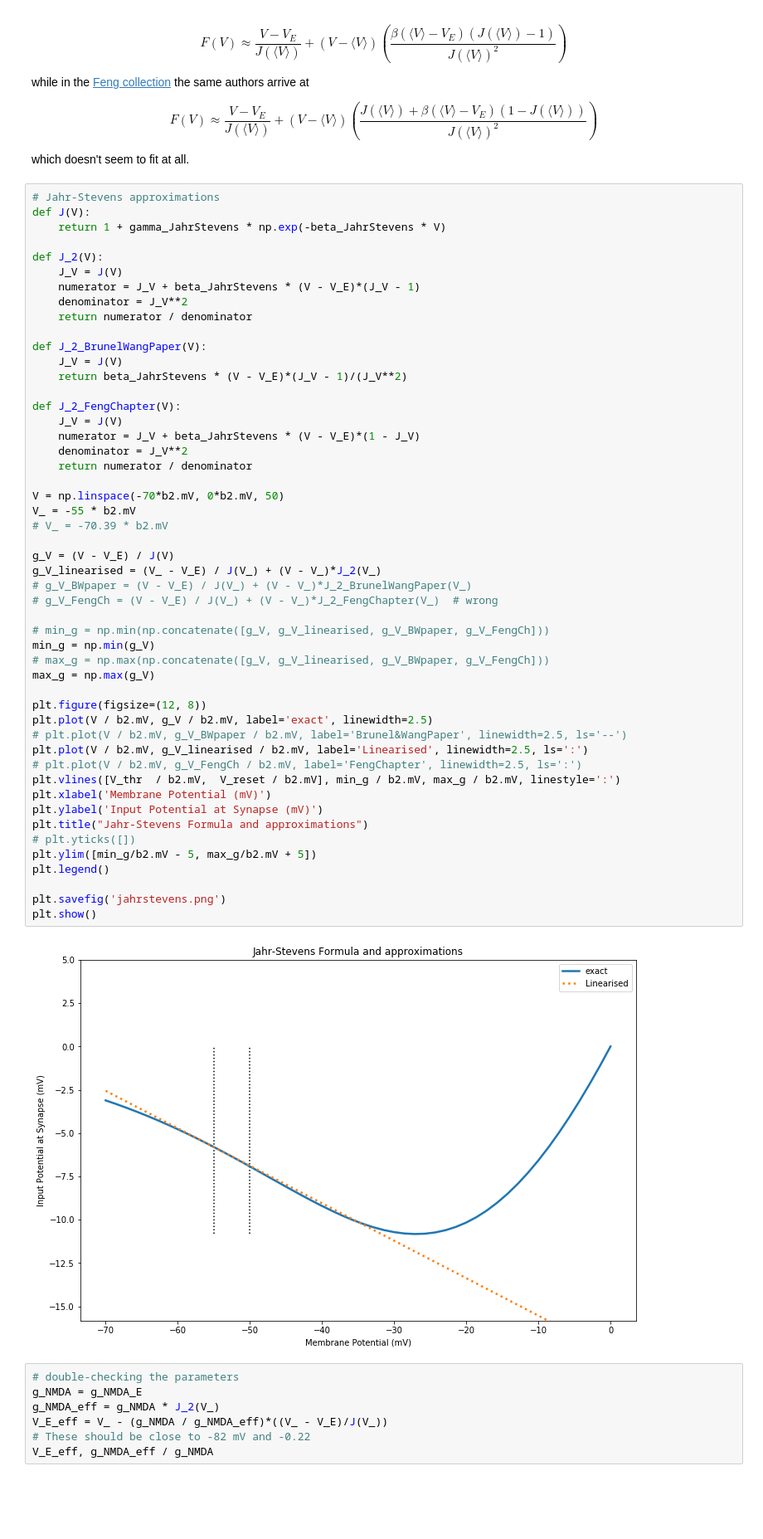
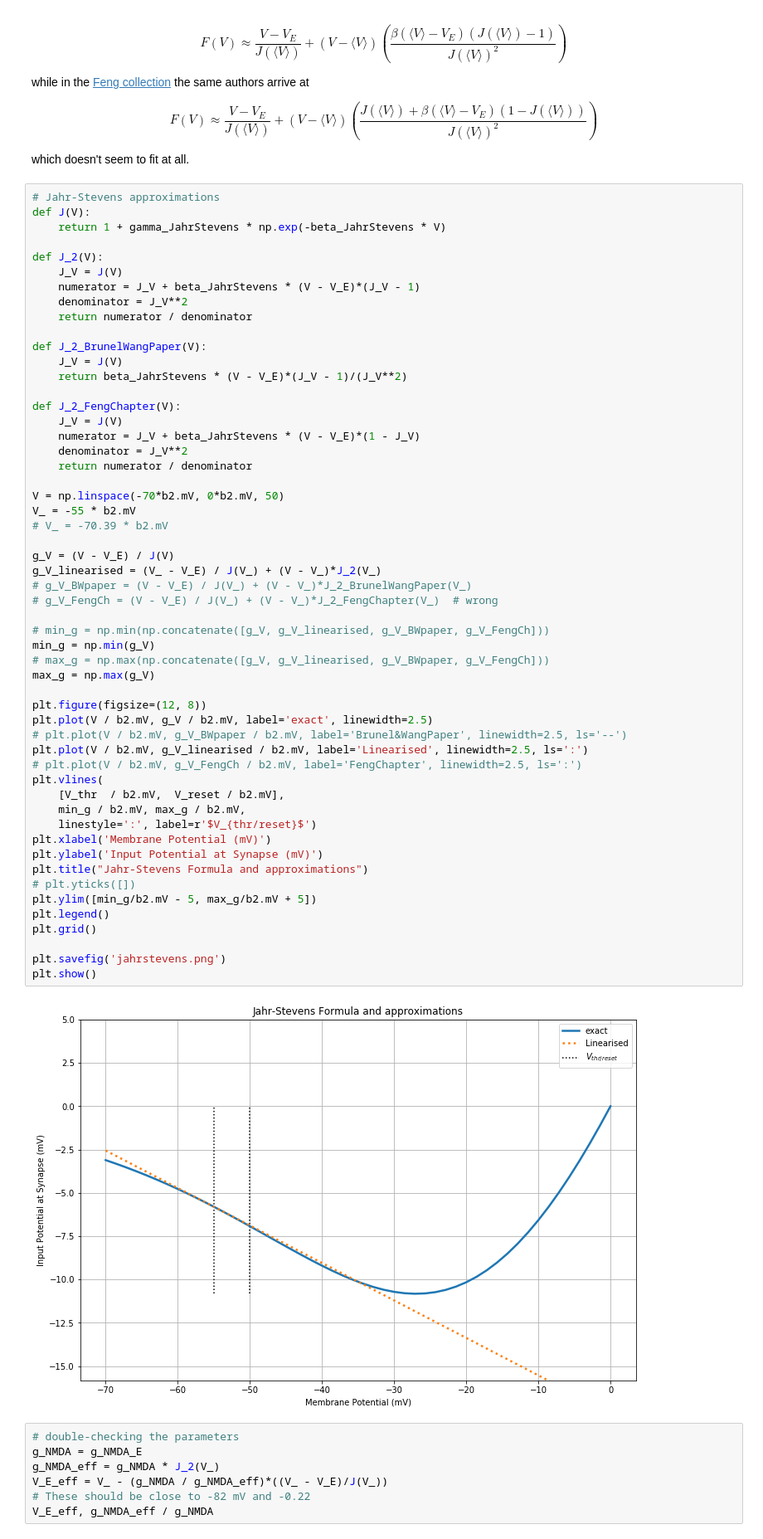
Before and after one commit to DeanTM/masters-scripts, a Jupyter notebook: Firing Rate model/Fully Dynamic Rate Based Model.ipynb, the cells around one changed output. Shown: that part at 83% size. Saved outputs shown, nothing was run; the diff lists cells and outputs as text; blank space fills up the shorter version.

```diff
--- a/Firing Rate model/Fully Dynamic Rate Based Model.ipynb
+++ b/Firing Rate model/Fully Dynamic Rate Based Model.ipynb
@@ -197,35 +203,39 @@ def J_2_FengChapter(V):
 
 V = np.linspace(-70*b2.mV, 0*b2.mV, 50)
 V_ = -55 * b2.mV
 # V_ = -70.39 * b2.mV
 
 g_V = (V - V_E) / J(V)
 g_V_linearised = (V_ - V_E) / J(V_) + (V - V_)*J_2(V_)
 # g_V_BWpaper = (V - V_E) / J(V_) + (V - V_)*J_2_BrunelWangPaper(V_)
 # g_V_FengCh = (V - V_E) / J(V_) + (V - V_)*J_2_FengChapter(V_)  # wrong
 
 # min_g = np.min(np.concatenate([g_V, g_V_linearised, g_V_BWpaper, g_V_FengCh]))
 min_g = np.min(g_V)
 # max_g = np.max(np.concatenate([g_V, g_V_linearised, g_V_BWpaper, g_V_FengCh]))
 max_g = np.max(g_V)
 
 plt.figure(figsize=(12, 8))
 plt.plot(V / b2.mV, g_V / b2.mV, label='exact', linewidth=2.5)
 # plt.plot(V / b2.mV, g_V_BWpaper / b2.mV, label='Brunel&WangPaper', linewidth=2.5, ls='--')
 plt.plot(V / b2.mV, g_V_linearised / b2.mV, label='Linearised', linewidth=2.5, ls=':')
 # plt.plot(V / b2.mV, g_V_FengCh / b2.mV, label='FengChapter', linewidth=2.5, ls=':')
-plt.vlines([V_thr  / b2.mV,  V_reset / b2.mV], min_g / b2.mV, max_g / b2.mV, linestyle=':')
+plt.vlines(
+    [V_thr  / b2.mV,  V_reset / b2.mV],
+    min_g / b2.mV, max_g / b2.mV,
+    linestyle=':', label=r'$V_{thr/reset}$')
 plt.xlabel('Membrane Potential (mV)')
 plt.ylabel('Input Potential at Synapse (mV)')
 plt.title("Jahr-Stevens Formula and approximations")
 # plt.yticks([])
 plt.ylim([min_g/b2.mV - 5, max_g/b2.mV + 5])
 plt.legend()
+plt.grid()
 
 plt.savefig('jahrstevens.png')
 plt.show()
 # %% [output]
-[figure, old version]
+[figure, new version]
 # %%
 # double-checking the parameters
 g_NMDA = g_NMDA_E
```
Also changed, not shown: parts of 19 cells of this notebook.
